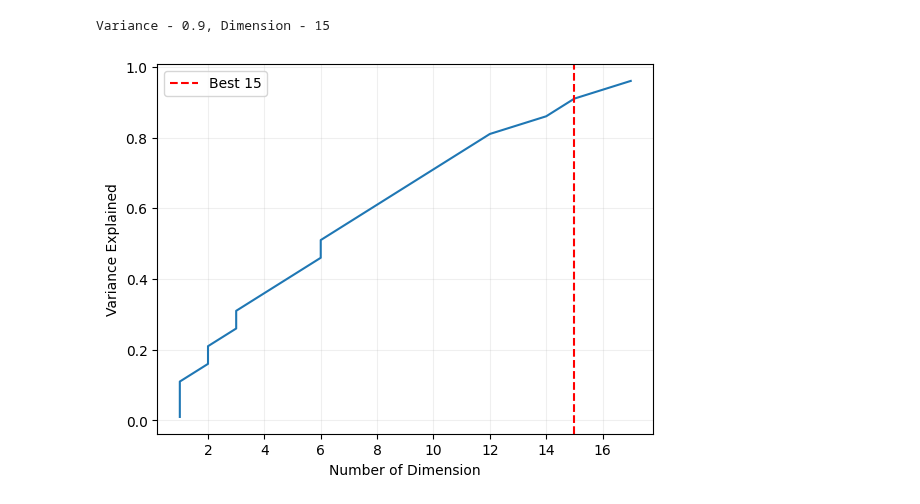
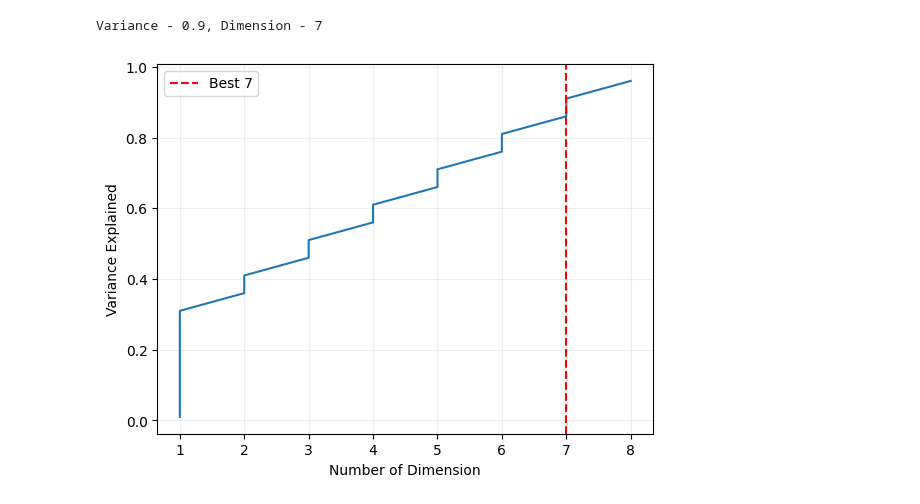
Before and after one commit to Familenko/DS-Lifehacks, a Jupyter notebook: plot_pca.ipynb, the cells around one changed output. Saved outputs shown, nothing was run; the diff lists cells and outputs as text; code cells hidden in the pictures.

Commit message:
update pca_plot

```diff
--- a/plot_pca.ipynb
+++ b/plot_pca.ipynb
@@ -7,6 +9,9 @@ from sklearn.preprocessing import StandardScaler
 from sklearn.datasets import make_classification
+# %%
+X, _ = make_classification(n_samples=10000, n_features=10)
+df = pd.DataFrame(X)
 # %%
-def plot_pca(df, variance=0.95, svd_solver='auto'):
+def plot_pca_cumsum(df, variance=0.95, svd_solver='auto'):
     """
     Plot PCA explained variance ratio in relation to number of dimensions
     :param df: raw dataframe which will be modified
@@ -14,30 +19,36 @@ def plot_pca(df, variance=0.95, svd_solver='auto'):
     :param svd_solver: svd solver for PCA
     :return: dataframe with selected number of dimensions, scaler and pca
     """
 
     scaler = StandardScaler()
     df_scaled = scaler.fit_transform(df)
 
     pca = PCA(svd_solver=svd_solver)
     pca.fit(df_scaled)
     cumsum = np.cumsum(pca.explained_variance_ratio_)
     dimension = np.argmax(cumsum >= variance) + 1
 
     print(f'Variance - {variance}, Dimension - {dimension}')
 
     explained_variance = []
     dimension_list = []
 
     for v in np.arange(0.01, 1.0, 0.05):
         d = np.argmax(cumsum >= v) + 1
 
         explained_variance.append(v)
         dimension_list.append(d)
 
     plt.plot(dimension_list, explained_variance)
     plt.axvline(x=dimension, color='red', linestyle='--', label=f'Best {dimension}')
     plt.xlabel("Number of Dimension")
     plt.ylabel("Variance Explained")
     plt.grid(alpha=0.2)
     plt.legend()
     plt.show()
+
+
+plot_pca_cumsum(df, variance=0.9, svd_solver='auto')
+# %% [output]
+Variance - 0.9, Dimension - 7
+[figure, added]
@@ -47,5 +54,0 @@ df = pd.DataFrame(X)
-# %%
-plot_pca(df, variance=0.9, svd_solver='auto')
-# %% [output]
-Variance - 0.9, Dimension - 15
-[figure, removed]
```
Also changed, not shown: parts of 3 cells of this notebook.
